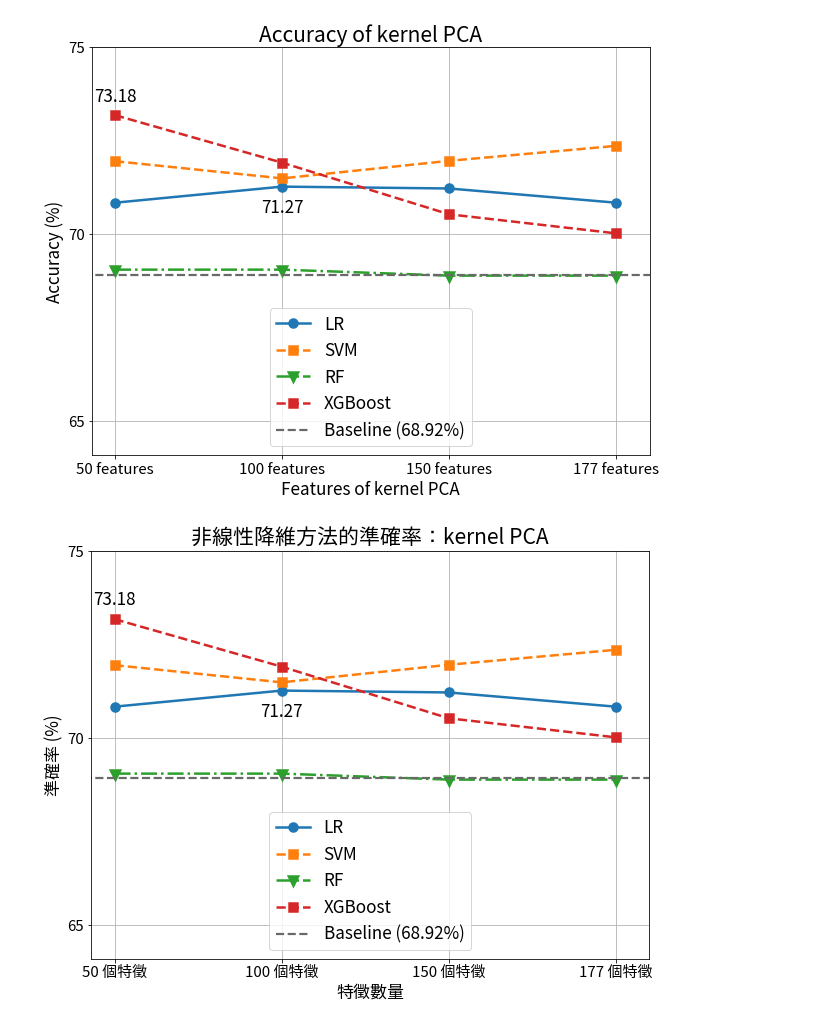
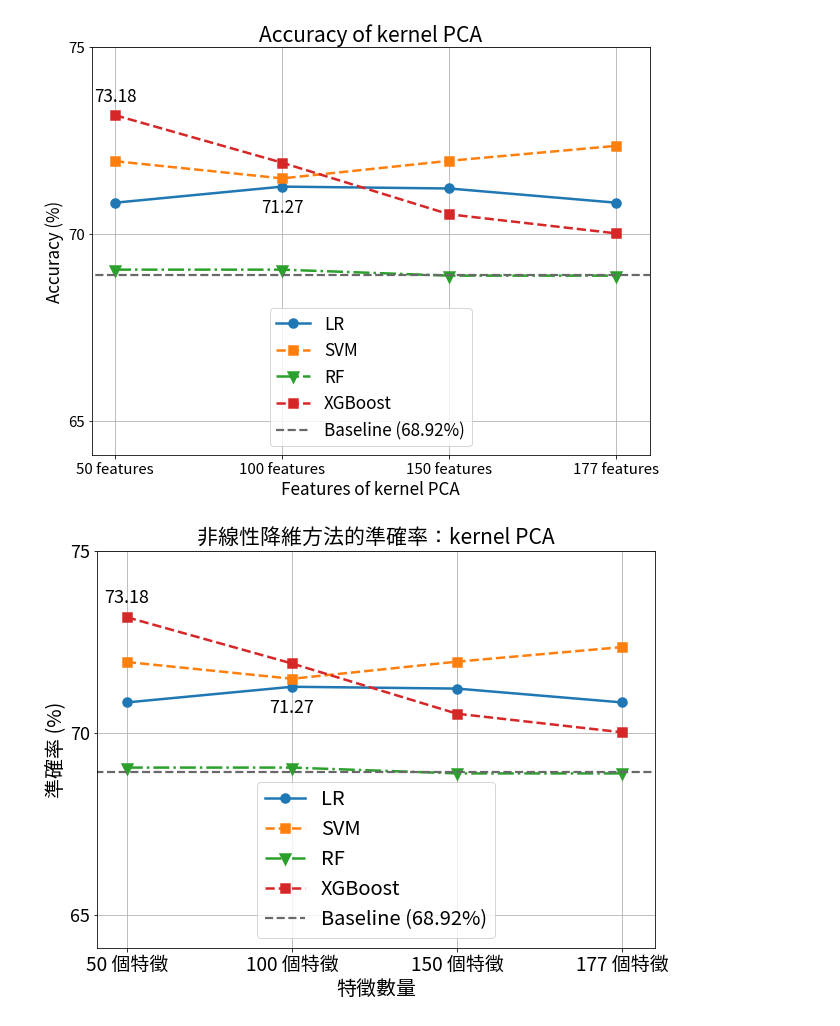
Before and after one commit to yu-cheng-kuo-28/text-mining-on-fomc-minutes, a Jupyter notebook: FOMC_01_py_code/FOMC_13_Plotting.ipynb, the cells around one changed output. Cells and saved outputs as stored; diff of their text form; code cells hidden in the pictures.

```diff
--- a/FOMC_01_py_code/FOMC_13_Plotting.ipynb
+++ b/FOMC_01_py_code/FOMC_13_Plotting.ipynb
@@ -569,7 +569,7 @@ Baseline = [68.92] * 6
 x = np.arange(4)
 y = np.arange(65, 76, 5)
 
-fig, ax = plt.subplots(figsize=(10, 7.5))
+fig, ax = plt.subplots(figsize=(10, 7.3))
 ax.grid()
 
 ax.plot(range(4) , test_LR_PCA, ls='-', lw=2.5, marker='o', mew=4.5 , label="LR") # color= 'tab:blue'
@@ -577,39 +577,39 @@ ax.plot(range(4) , test_SVM_PCA, ls='--', lw=2.5, marker='s', mew=4.5 , label="S
 ax.plot(range(4) , test_RF_PCA, ls='-.', lw=2.5, marker='v', mew=4.5 , label="RF")
 ax.plot(range(4) , test_XGBoost_PCA, ls='--', lw=2.5, marker='s', mew=4.5 , label="XGBoost") # color= 'tab:orange', mec='tab:orange'
 
 '''
 plt.plot(range(4) , TF200, ls='--', lw=2.5, color= 'darkorange', marker='s', mec='darkorange', mew=4.5 , label="TF 200")
 plt.plot(range(4) , TFIDF200, ls='-.', lw=2.5, color= 'tab:green', marker='v', mec='tab:green', mew=4.5 , label="TF-IDF 200")
 '''
 ax.plot(range(-1,5) , Baseline, ls='--', linewidth=2.2, color= 'dimgrey', label="Baseline (68.92%)")
 
 ax.set_title('非線性降維方法的準確率：kernel PCA', fontsize = 21)
-ax.set_ylabel('準確率 (%)', fontsize = 17)
-ax.set_xlabel('特徵數量', fontsize = 17)
-ax.axis([-0.14, 3.2, 64.1, 75.0])
+ax.set_ylabel('準確率 (%)', fontsize = 20)
+ax.set_xlabel('特徵數量', fontsize = 20)
+ax.axis([-0.18, 3.2, 64.1, 75.0])
 
 ax.set_yticks(y)
-ax.set_yticklabels(y, fontsize=15)
+ax.set_yticklabels(y, fontsize=18)
 ax.set_xticks(x)
-ax.set_xticklabels(labels=labels, fontsize = 15)
+ax.set_xticklabels(labels=labels, fontsize = 19)
 
 label = "{:.2f}".format(73.18)
 ax.annotate(label, # this is the text
               (0,73.18), # these are the coordinates to position the label
               textcoords="offset points", # how to position the text
               xytext=(0,14), # distance from text to points (x,y)
-              fontsize = 17,
+              fontsize = 18,
               ha='center') # horizontal alignment can be left, right or center
 
 label = "{:.2f}".format(71.27)
 ax.annotate(label, # this is the text
               (1,71.27), # these are the coordinates to position the label
               textcoords="offset points", # how to position the text
               xytext=(0,-26), # distance from text to points (x,y)
-              fontsize = 17,
+              fontsize = 18,
               ha='center') # horizontal alignment can be left, right or center
 
-ax.legend(loc = 'lower center', fontsize = 17)
+ax.legend(loc = 'lower center', fontsize = 20)
 plt.show();
 # %% [output]
-[figure, old version]
+[figure, new version]
```
Also changed, not shown: parts of 4 cells of this notebook, 1 other file.
